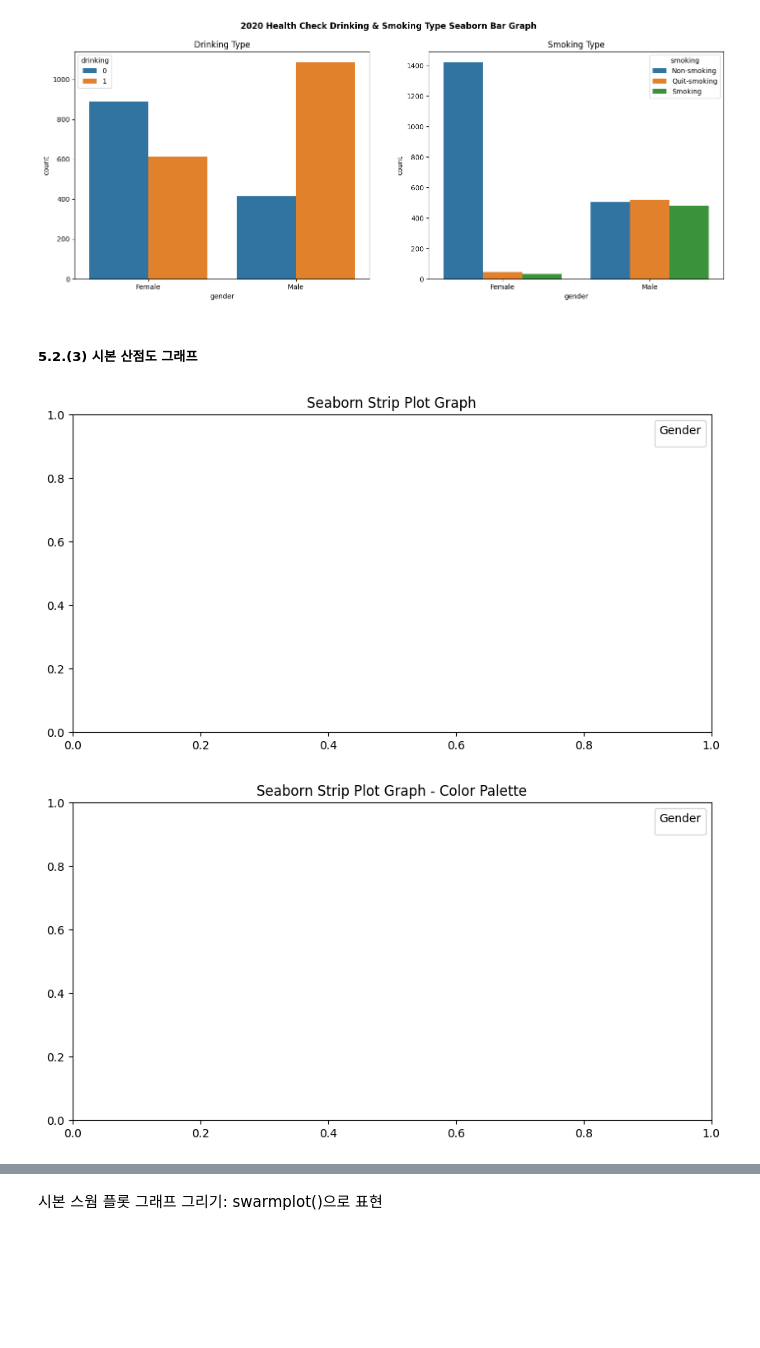
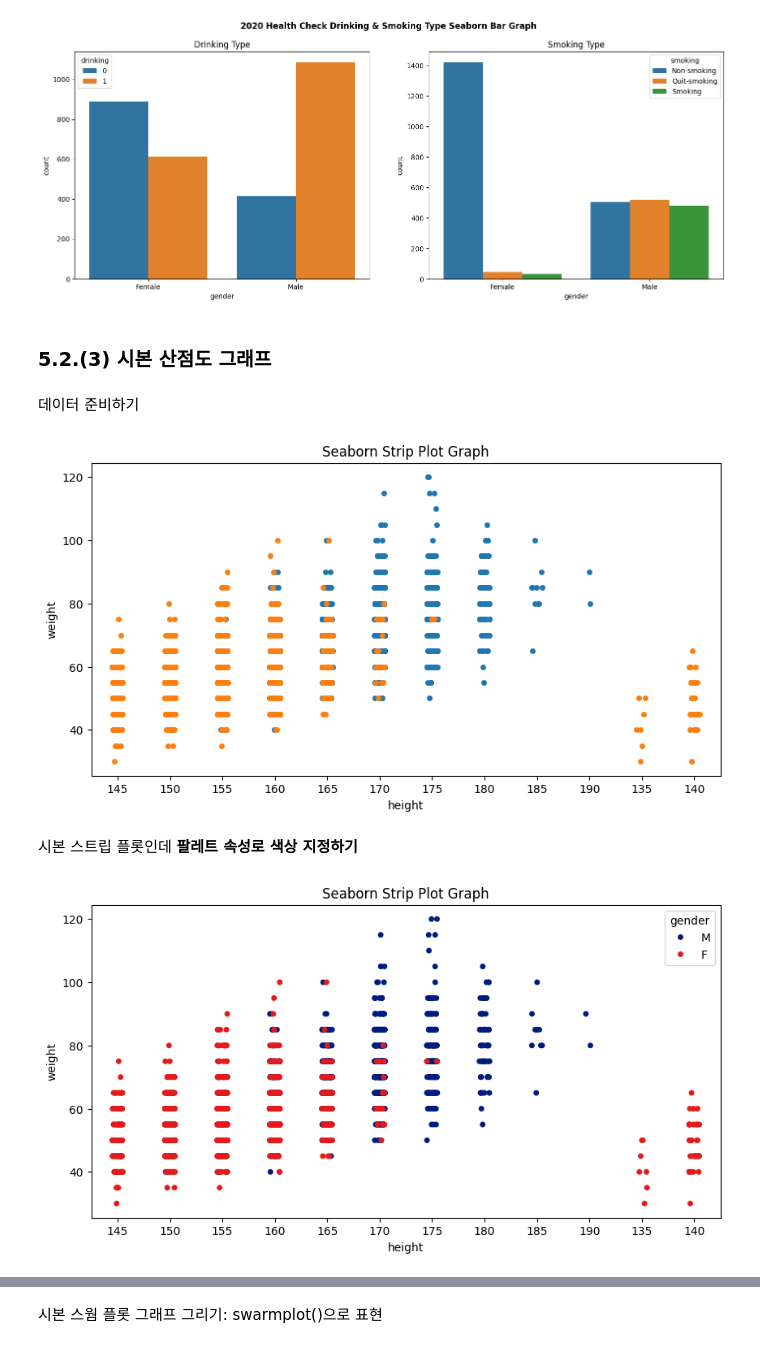
Before and after one commit to among5094/Big-Data-Integrated-Analysis, a Jupyter notebook: week05_CH05_시각화_라이브러리2/5week_CH05_시각화_라이브러리2.ipynb, the cells around one changed output, grey strips where cells are left out. Saved outputs shown, nothing was run; the diff lists cells and outputs as text; code cells hidden in the pictures; blank space fills up the shorter version.

```diff
--- a/week05_CH05_시각화_라이브러리2/5week_CH05_시각화_라이브러리2.ipynb
+++ b/week05_CH05_시각화_라이브러리2/5week_CH05_시각화_라이브러리2.ipynb
@@ -55,8 +55,8 @@ print("data6 가공 전: ")
 print(data6)
 
 # 성별 정보 가공하기
-data6.loc[data6['gender']==1,['gender']]='Male' # data6에서 gender 값이 1인 행들의 gender 값을 'Male'로 바꾸기
-data6.loc[data6['gender']==2,['gender']]='Female'
+data6.loc[data6['gender']==1,['gender']]='M' # data6에서 gender 값이 1인 행들의 gender 값을 'Male'로 바꾸기
+data6.loc[data6['gender']==2,['gender']]='F'
 
 # 음주 여부 데이터 가공하기
 data6.loc[data6['drinking']==0, ['drinking']]='Non-drinking' #
@@ -262,5 +275,7 @@ plt.show()
 # %% [output]
 [figure]
 # %% [markdown]
-##### 5.2.(3) 시본 산점도 그래프
+### 5.2.(3) 시본 산점도 그래프
+# %% [markdown]
+데이터 준비하기
 # %%
@@ -267,26 +283,37 @@ plt.show()
 maledata = data6.loc[data6.gender == 'M', ['gender', 'height', 'weight', 'waist', 'drinking', 'smoking']]
 femaledata = data6.loc[data6.gender == 'F', ['gender', 'height', 'weight', 'waist', 'drinking', 'smoking']]
 # %%
-plt.figure(figsize=(10, 5))
-plt.title('Seaborn Strip Plot Graph')
+# 그래프 그리기
 
+plt.figure(figsize=(10, 5)) # 도화지 크기 설정
+plt.title('Seaborn Strip Plot Graph') # 제목
+
+# 시본 산점도 그래프 그리기
 sns.stripplot(x='height', y='weight', data=maledata)
 sns.stripplot(x='height', y='weight', data=femaledata)
 
 plt.show()
 # %% [output]
-[figure, old version]
+[figure, new version]
+# %% [markdown]
+시본 스트립 플롯인데 **팔레트 속성로 색상 지정하기**
 # %%
-# 남녀 데이터 합치기
-combined_data = pd.concat([maledata, femaledata])
+# 그래프 그리기
 
-# 스트립 플롯 그리기
-plt.figure(figsize=(10, 5))
-plt.title('Seaborn Strip Plot Graph - Color Palette')
+plt.figure(figsize=(10, 5)) # 도화지 크기 설정
+plt.title('Seaborn Strip Plot Graph') # 제목
 
-sns.stripplot(x='height', y='weight', hue='gender', data=combined_data, palette='Set2', jitter=True)
+# 시본 산점도 그래프 그리기
+sns.stripplot(x='height', y='weight',
+              data=maledata,
+              hue='gender', # 성별에 따라 색상을 다르게 표시
+              palette='dark') # 색상 테마(palette) 지정: 진한 계열
 
-plt.legend(title='Gender')
+sns.stripplot(x='height', y='weight',
+              data=femaledata,
+              hue='gender',
+              palette='Set1') # 색상 테마(palette): 선명한 색 계열
+
 plt.show()
 # %% [output]
-[figure, old version]
+[figure, new version]
```
Also changed, not shown: parts of 24 cells of this notebook.
